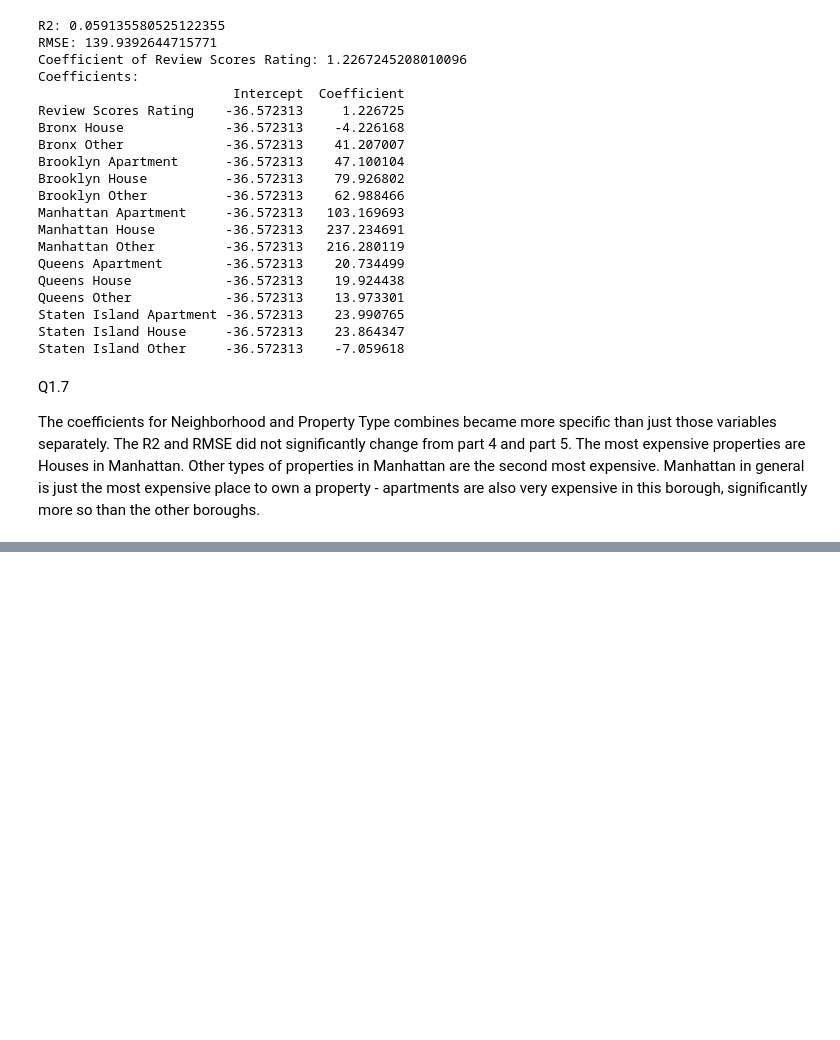
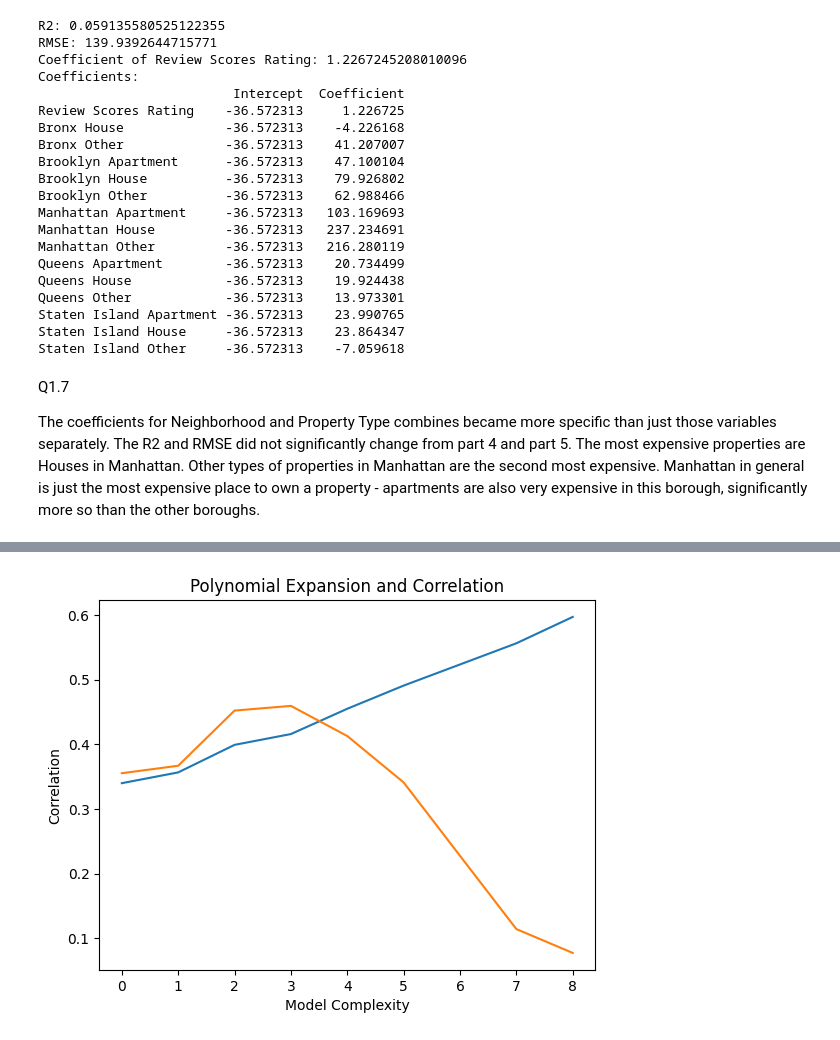
Before and after one commit to masonnicoletti/DS-3021, a Jupyter notebook: 05.1_reg_data_prep/Linear_Models_Lab.ipynb, the cells around one changed output, grey strips where cells are left out. Drawn from its saved outputs; the diff is of its cells as text; code cells hidden in the pictures; blank space fills up the shorter version.

Commit message:
Question 2 of Linear Models Lab

```diff
--- a/05.1_reg_data_prep/Linear_Models_Lab.ipynb
+++ b/05.1_reg_data_prep/Linear_Models_Lab.ipynb
@@ -390,0 +848,82 @@ The coefficients for Neighborhood and Property Type combines became more specifi
+# %%
+# Model 4: Two Degrees
+
+car_data = car_data_cleaned
+
+R2_train_list = []
+RMSE_train_list = []
+R2_test_list = []
+RMSE_test_list = []
+
+degrees = [2, 3, 4, 5, 6, 7, 8, 9, 10]
+
+for d in degrees:
+    # Prepare Data
+    x = car_data.select_dtypes('number').drop(columns="Price")
+    y = car_data['Price']
+
+    # Expand numerical variables
+    poly2 =  PolynomialFeatures(degree=d)
+    x_poly = poly2.fit_transform(x)
+
+    feature_names = poly2.get_feature_names_out(input_features=x.columns)
+    x = pd.DataFrame(x_poly, columns=feature_names)
+
+    # Split Data
+    x_train, x_test, y_train, y_test = train_test_split(x, y, train_size = 0.8, random_state = 45)
+
+    # Standardize Data
+    scaler = MinMaxScaler()
+    x_train = scaler.fit_transform(x_train).round(3)
+    x_test = scaler.transform(x_test).round(3)
+
+    # Make Regression Model
+    model = LinearRegression()
+    model.fit(x_train, y_train)
+    pred_train = model.predict(x_train)
+    pred_test = model.predict(x_test)
+    coef = model.coef_.round(3)
+    intercept = model.intercept_.round(3)
+
+    # Calculate training error
+    R2_train = r2_score(y_train, pred_train)
+    MSE_train = mean_squared_error(y_train, pred_train)
+    RMSE_train = MSE_train ** 0.5
+
+    # Calculate test error
+    R2_test = r2_score(y_test, pred_test)
+    MSE_test = mean_squared_error(y_test, pred_test)
+    RMSE_test = MSE_test ** 0.5
+
+    # Append Error to lists
+    R2_train_list.append(R2_train)
+    RMSE_train_list.append(RMSE_train)
+    R2_test_list.append(R2_test)
+    RMSE_test_list.append(RMSE_test)
+
+
+# Plot Errors
+plt.plot(R2_train_list, label = "Training Correlation")
+plt.plot(R2_test_list, label = "Test Correlation")
+plt.title("Polynomial Expansion and Correlation")
+plt.xlabel('Model Complexity')
+plt.ylabel('Correlation')
+plt.show()
+
+plt.plot(RMSE_train_list, label = "Training Error")
+plt.plot(RMSE_test_list, label = "Test Error")
+plt.title("Polynomial Expansion and Error")
+plt.xlabel('Model Complexity')
+plt.ylabel('Error')
+plt.show()
+
+# Output
+max_correlation = max(R2_test_list)
+max_index = R2_test_list.index(max_correlation) + 2
+min_error = min(RMSE_test_list)
+min_index = RMSE_test_list.index(min_error) + 2
+print(f"The model with the best performance is the one expanded to {max_index} degrees.")
+print(f"It has R2 score:", max_correlation)
+print(f"It has RMSE score:", min_error)
+# %% [output]
+[figure, added]
```
Also changed, not shown: parts of 19 cells of this notebook.
